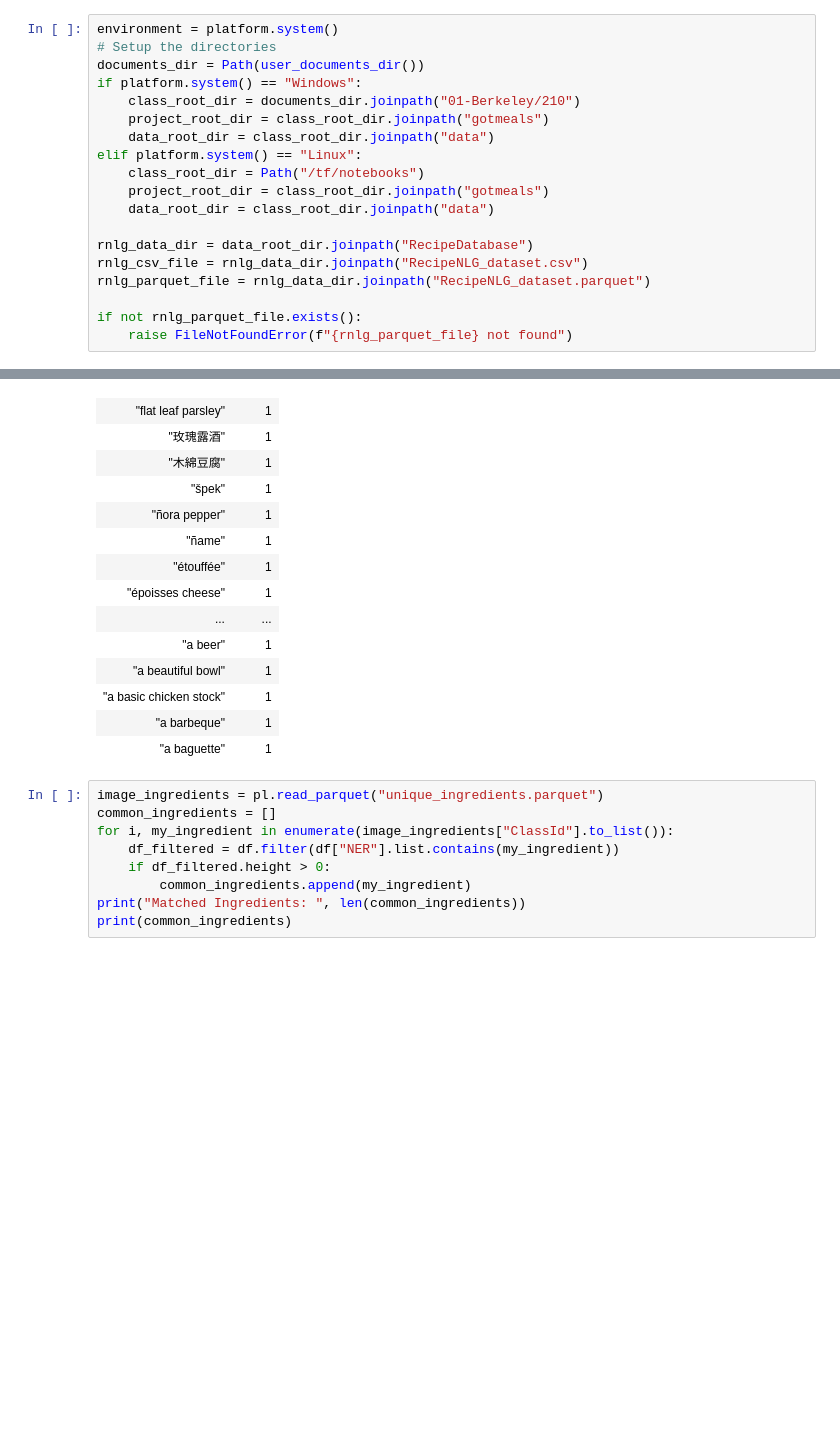
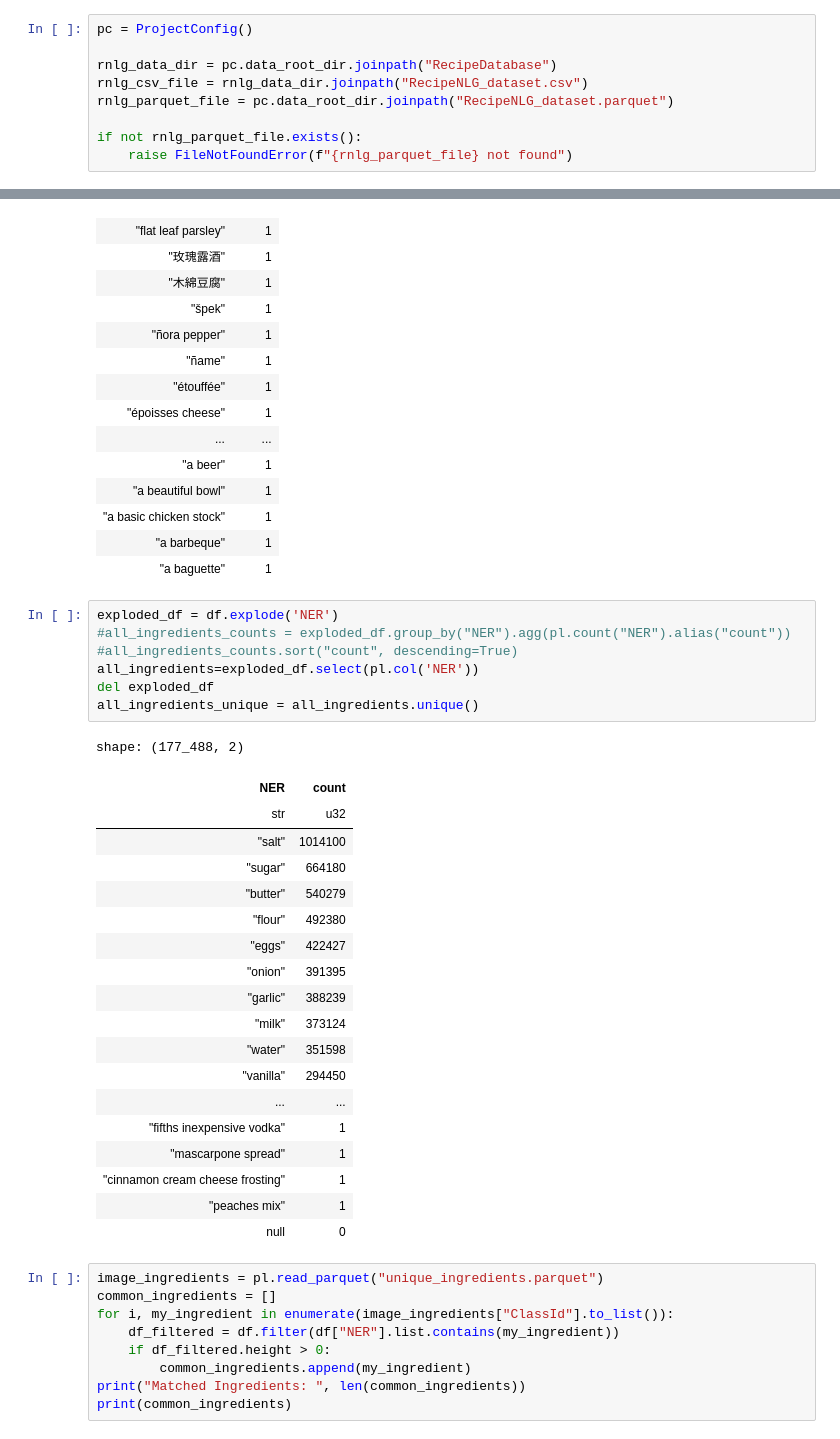
Before and after one commit to teddy661/gotmeals, a Jupyter notebook: EDA/RecipeNLG_ed_EDA.ipynb, the cells around one changed output, grey strips where cells are left out. Drawn from its saved outputs; the diff is of its cells as text; blank space fills up the shorter version.

```diff
--- a/EDA/RecipeNLG_ed_EDA.ipynb
+++ b/EDA/RecipeNLG_ed_EDA.ipynb
@@ -18,21 +17,11 @@ cfg.set_fmt_str_lengths(200)
 # %% [output]
 polars.config.Config
 # %%
-environment = platform.system()
-# Setup the directories
-documents_dir = Path(user_documents_dir())
-if platform.system() == "Windows":
-    class_root_dir = documents_dir.joinpath("01-Berkeley/210")
-    project_root_dir = class_root_dir.joinpath("gotmeals")
-    data_root_dir = class_root_dir.joinpath("data")
-elif platform.system() == "Linux":
-    class_root_dir = Path("/tf/notebooks")
-    project_root_dir = class_root_dir.joinpath("gotmeals")
-    data_root_dir = class_root_dir.joinpath("data")
+pc = ProjectConfig()
 
-rnlg_data_dir = data_root_dir.joinpath("RecipeDatabase")
+rnlg_data_dir = pc.data_root_dir.joinpath("RecipeDatabase")
 rnlg_csv_file = rnlg_data_dir.joinpath("RecipeNLG_dataset.csv")
-rnlg_parquet_file = rnlg_data_dir.joinpath("RecipeNLG_dataset.parquet")
+rnlg_parquet_file = pc.data_root_dir.joinpath("RecipeNLG_dataset.parquet")
 
 if not rnlg_parquet_file.exists():
     raise FileNotFoundError(f"{rnlg_parquet_file} not found")
@@ -134,6 +123,33 @@ shape: (109_874, 2)
 | "a basic chicken stock" | 1 |
 | "a barbeque" | 1 |
 | "a baguette" | 1 |
+# %%
+exploded_df = df.explode('NER')
+#all_ingredients_counts = exploded_df.group_by("NER").agg(pl.count("NER").alias("count"))
+#all_ingredients_counts.sort("count", descending=True)
+all_ingredients=exploded_df.select(pl.col('NER'))
+del exploded_df
+all_ingredients_unique = all_ingredients.unique()
+# %% [output]
+shape: (177_488, 2)
+| NER | count |
+| str | u32 |
+| "salt" | 1014100 |
+| "sugar" | 664180 |
+| "butter" | 540279 |
+| "flour" | 492380 |
+| "eggs" | 422427 |
+| "onion" | 391395 |
+| "garlic" | 388239 |
+| "milk" | 373124 |
+| "water" | 351598 |
+| "vanilla" | 294450 |
+| ... | ... |
+| "fifths inexpensive vodka" | 1 |
+| "mascarpone spread" | 1 |
+| "cinnamon cream cheese frosting" | 1 |
+| "peaches mix" | 1 |
+| null | 0 |
 # %%
 image_ingredients = pl.read_parquet("unique_ingredients.parquet")
 common_ingredients = []
```
Also changed, not shown: parts of 1 cell of this notebook, 1 other file.
